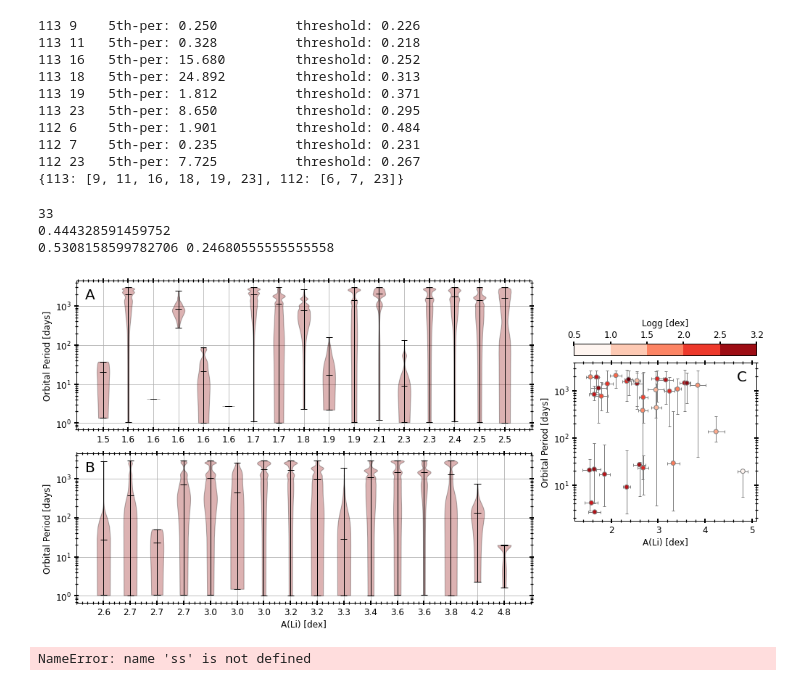
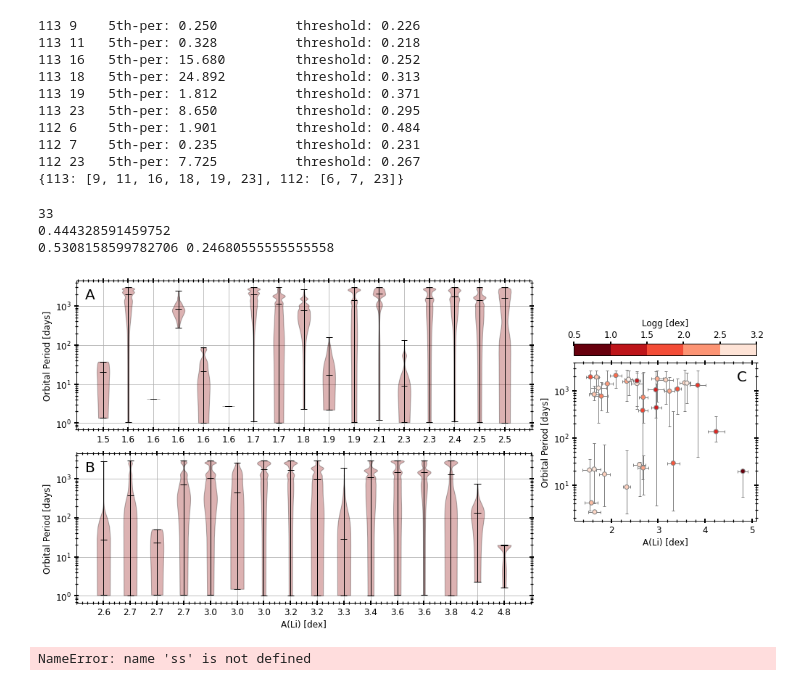
Before and after one commit to MaryumSayeed/ESPRESSO, a Jupyter notebook: scripts/decide_binary.ipynb, the cells around one changed output. Cells and saved outputs as stored; diff of their text form; code cells hidden in the pictures.

```diff
--- a/scripts/decide_binary.ipynb
+++ b/scripts/decide_binary.ipynb
@@ -295,7 +295,7 @@ _ = ax2.set_xticklabels(li_2)
 ax1.grid()
 ax2.grid()
 
-cmap_color = 'Reds'
+cmap_color = 'Reds_r'
 bounds = [0.5, 1.0, 1.5, 2.0, 2.5, 3.2]
 cmap = plt.get_cmap(cmap_color, len(bounds))
 
@@ -304,35 +304,35 @@ ax3.errorbar(li_vals, p50_vals, fmt='o', xerr=e_li_vals,
              mec='none',mfc='none', color='grey')
 im=ax3.scatter(li_vals, p50_vals, c=logg_vals, zorder=100,cmap=cmap_color,ec='grey')
 
 # ax_divider = make_axes_locatable(ax3)
 # cax = ax_divider.append_axes("top", size="7%", pad="2%") # add an axes above the main axes.
 cbar_pos = ax.get_position()
 # cbar_ax  = fig.add_axes([cbar_pos.x0, cbar_pos.y1 + 0.02, cbar_pos.width/2., 0.03])
 cbar_ax  = fig.add_axes([0.737, 0.77, 0.25, 0.03])
 
 print(cbar_pos.width)
 print(cbar_pos.x0, cbar_pos.y1 + 0.02)
 cb = fig.colorbar(im,cax=cbar_ax,orientation="horizontal", boundaries=bounds, ticks=bounds)
 cbar_ax.xaxis.set_ticks_position("top") # change tick position to top
 cb.ax.set_title('Logg [dex]')
 
 ax3.set_yscale('log')
 ax3.set_xlabel('A(Li) [dex]')
 ax3.set_ylabel('Orbital Period [days]')
 plt.tight_layout()
 
 
 ax1.text(0.02, 0.95, s='A', transform=ax1.transAxes,fontsize=20, ha='left',va='top')
 ax2.text(0.02, 0.95, s='B', transform=ax2.transAxes,fontsize=20, ha='left',va='top')
 ax3.text(0.95, 0.95, s='C', transform=ax3.transAxes,fontsize=20, ha='right',va='top')
 
 
-plt.savefig('../plots/violin_plot_%s.png'%DATE,bbox_inches='tight',dpi=150)
+#plt.savefig('../plots/violin_plot_%s.png'%DATE,bbox_inches='tight',dpi=150)
 # %% [output]
 33
 0.444328591459752
 0.5308158599782706 0.24680555555555558
-[figure, old version]
+[figure, new version]
 # %%
 ss
 # %% [output]
```
Also changed, not shown: parts of 1 cell of this notebook, 2 other files.
